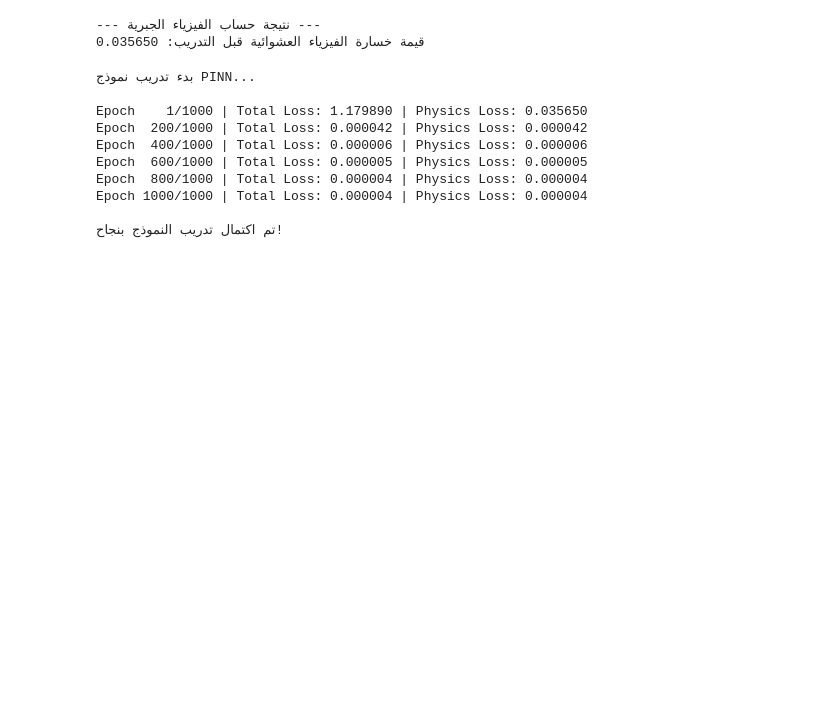
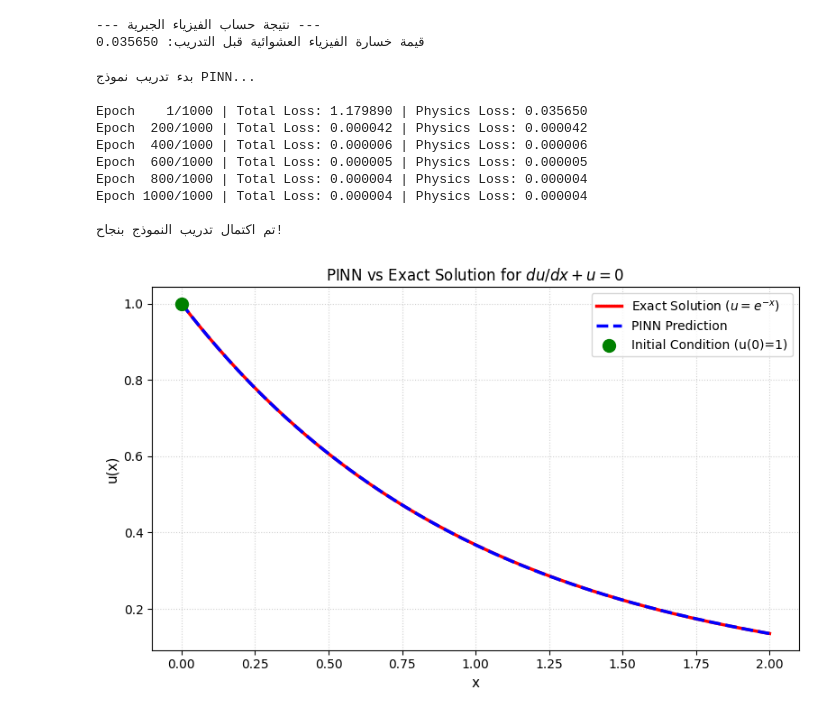
Before and after one commit to domore9630-hue/PINNs-Physics-AI-Solutions, a Jupyter notebook: 01_PINNs_Intro_PyTorch.ipynb, the cells around one changed output. Drawn from its saved outputs; the diff is of its cells as text; code cells hidden in the pictures; blank space fills up the shorter version.

```diff
--- a/01_PINNs_Intro_PyTorch.ipynb
+++ b/01_PINNs_Intro_PyTorch.ipynb
@@ -169,3 +169,35 @@ Epoch  800/1000 | Total Loss: 0.000004 | Physics Loss: 0.000004
 Epoch 1000/1000 | Total Loss: 0.000004 | Physics Loss: 0.000004
 
 تم اكتمال تدريب النموذج بنجاح!
+# %%
+import matplotlib.pyplot as plt
+import numpy as np
+
+# 1. توليد نقاط لاختبار النموذج وعرض الرسم البياني
+x_test = torch.linspace(0, 2, 200).view(-1, 1)
+
+# 2. حساب توقعات نموذج الـ PINN (بدون حساب المشتقات للسرعة)
+with torch.no_grad():
+    u_pinn = model(x_test).numpy()
+
+# 3. حساب الحل الرياضي التحليلي الدقيق (Exact Analytical Solution: u = e^-x)
+x_test_np = x_test.numpy()
+u_exact = np.exp(-x_test_np)
+
+# 4. رسم النتائج والمقارنة
+plt.figure(figsize=(8, 5))
+plt.plot(x_test_np, u_exact, 'r-', linewidth=2.5, label='Exact Solution ($u = e^{-x}$)')
+plt.plot(x_test_np, u_pinn, 'b--', linewidth=2.5, label='PINN Prediction')
+plt.scatter([0], [1], color='green', s=100, zorder=5, label='Initial Condition (u(0)=1)')
+
+plt.title('PINN vs Exact Solution for $du/dx + u = 0$', fontsize=12)
+plt.xlabel('x', fontsize=11)
+plt.ylabel('u(x)', fontsize=11)
+plt.legend(fontsize=10)
+plt.grid(True, linestyle=':', alpha=0.6)
+plt.tight_layout()
+
+# عرض الرسم البياني
+plt.show()
+# %% [output]
+[figure, added]
```
